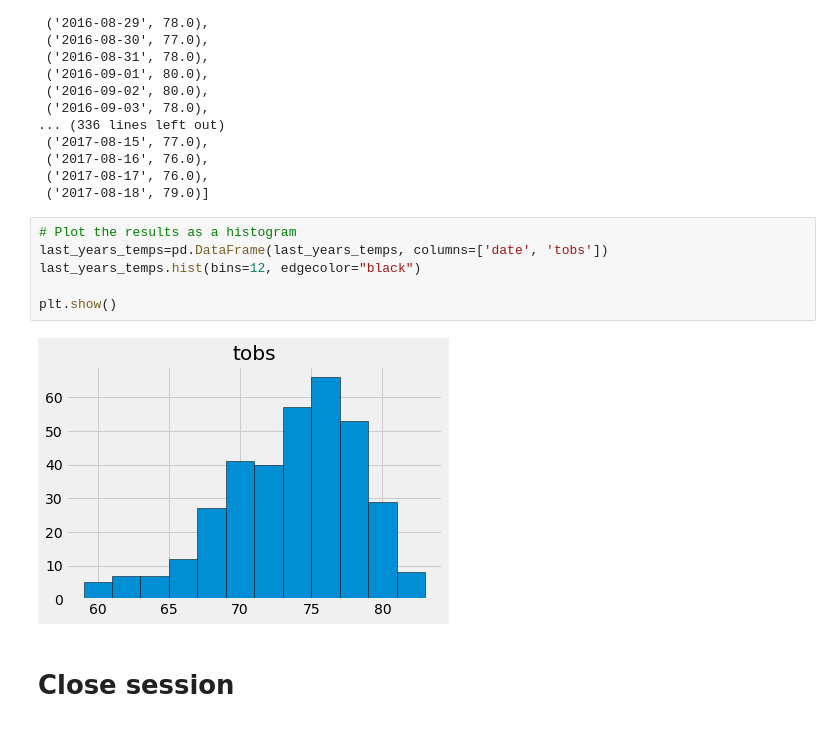
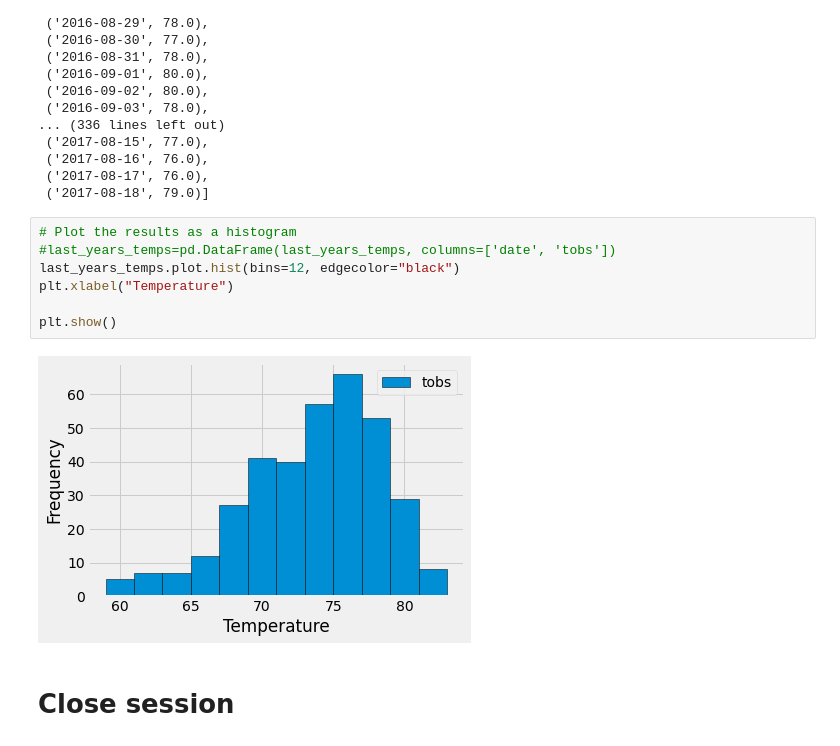
Before and after one commit to sultenfussc/SQLAlchemy_Challenge, a Jupyter notebook: climate_starter.ipynb, the cells around one changed output. Drawn from its saved outputs; the diff is of its cells as text.

```diff
--- a/climate_starter.ipynb
+++ b/climate_starter.ipynb
@@ -261,12 +278,13 @@ last_years_temps
  ('2017-08-18', 79.0)]
 # %%
 # Plot the results as a histogram
-last_years_temps=pd.DataFrame(last_years_temps, columns=['date', 'tobs'])
-last_years_temps.hist(bins=12, edgecolor="black")
+#last_years_temps=pd.DataFrame(last_years_temps, columns=['date', 'tobs'])
+last_years_temps.plot.hist(bins=12, edgecolor="black")
+plt.xlabel("Temperature")
 
 plt.show()
 # %% [output]
-[figure, old version]
+[figure, new version]
 # %% [markdown]
 # Close session
 # %%
```
Also changed, not shown: parts of 10 cells of this notebook.
